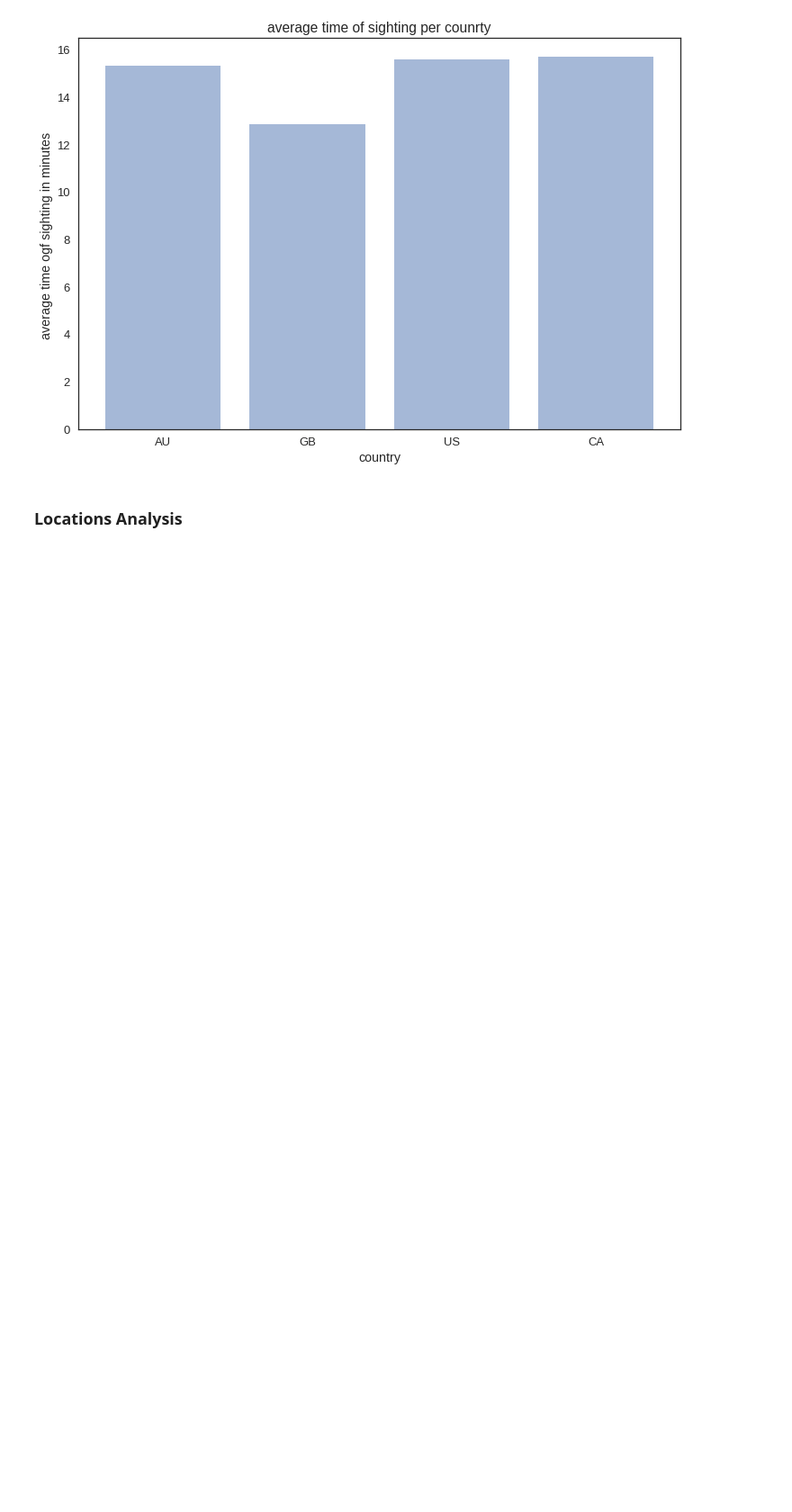
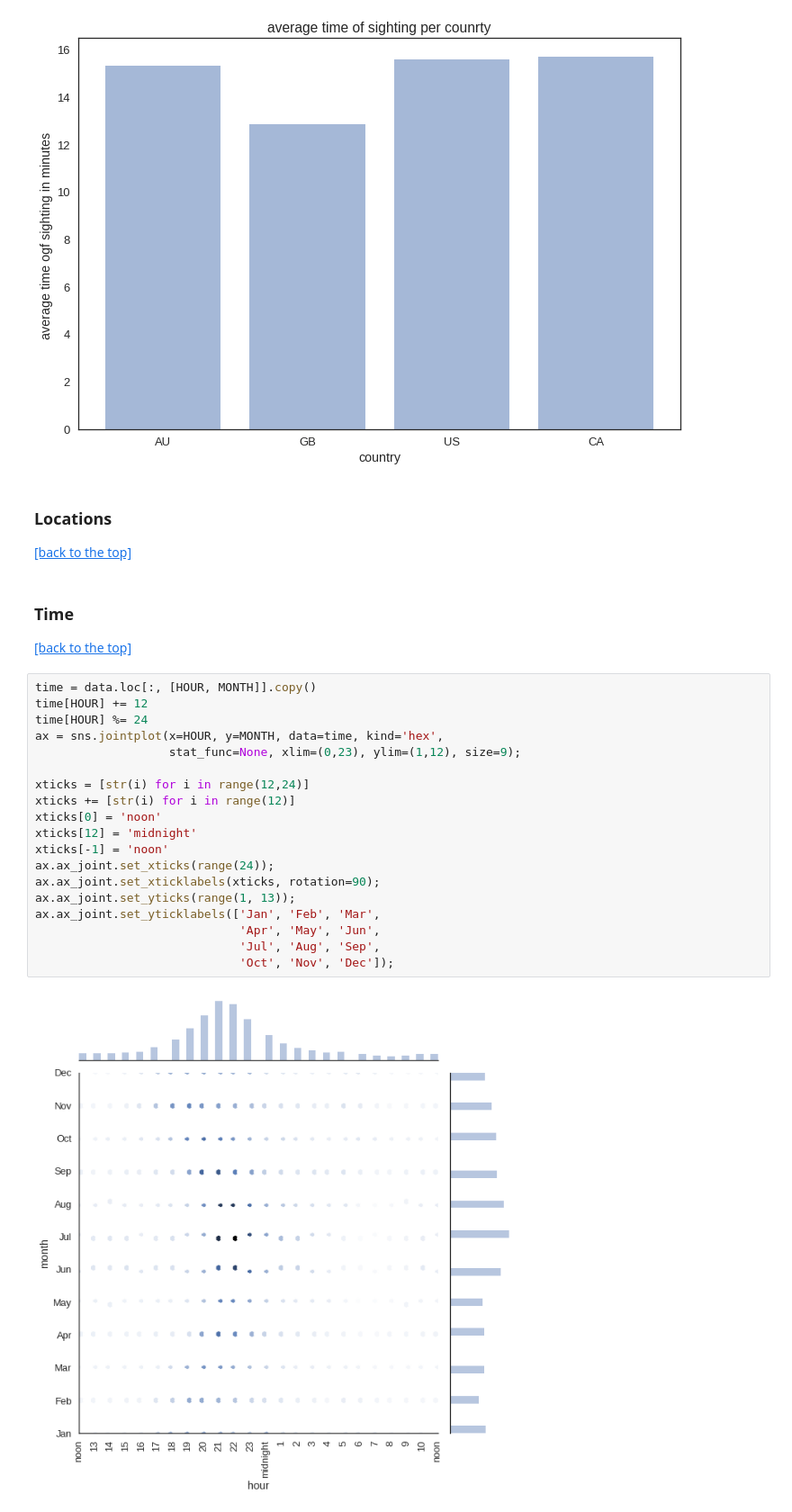
Before and after one commit to shahamran/needle, a Jupyter notebook: Aliens.ipynb, the cells around one changed output. Shown at 90% size. Drawn from its saved outputs; the diff is of its cells as text; blank space fills up the shorter version.

```diff
--- a/Aliens.ipynb
+++ b/Aliens.ipynb
@@ -216,5 +261,32 @@ averageDurationPerYear()
 averageDurationPerCountry()
 # %% [output]
 [figure]
-# %% [markdown]
-### Locations Analysis
+# %% [markdown]
+### Locations
+
+[[back to the top]](#the-top)
+# %% [markdown]
+### Time
+
+[[back to the top]](#the-top)
+# %%
+time = data.loc[:, [HOUR, MONTH]].copy()
+time[HOUR] += 12
+time[HOUR] %= 24
+ax = sns.jointplot(x=HOUR, y=MONTH, data=time, kind='hex',
+                   stat_func=None, xlim=(0,23), ylim=(1,12), size=9);
+
+xticks = [str(i) for i in range(12,24)]
+xticks += [str(i) for i in range(12)]
+xticks[0] = 'noon'
+xticks[12] = 'midnight'
+xticks[-1] = 'noon'
+ax.ax_joint.set_xticks(range(24));
+ax.ax_joint.set_xticklabels(xticks, rotation=90);
+ax.ax_joint.set_yticks(range(1, 13));
+ax.ax_joint.set_yticklabels(['Jan', 'Feb', 'Mar',
+                             'Apr', 'May', 'Jun',
+                             'Jul', 'Aug', 'Sep',
+                             'Oct', 'Nov', 'Dec']);
+# %% [output]
+[figure, added]
```
Also changed, not shown: parts of 15 cells of this notebook.
